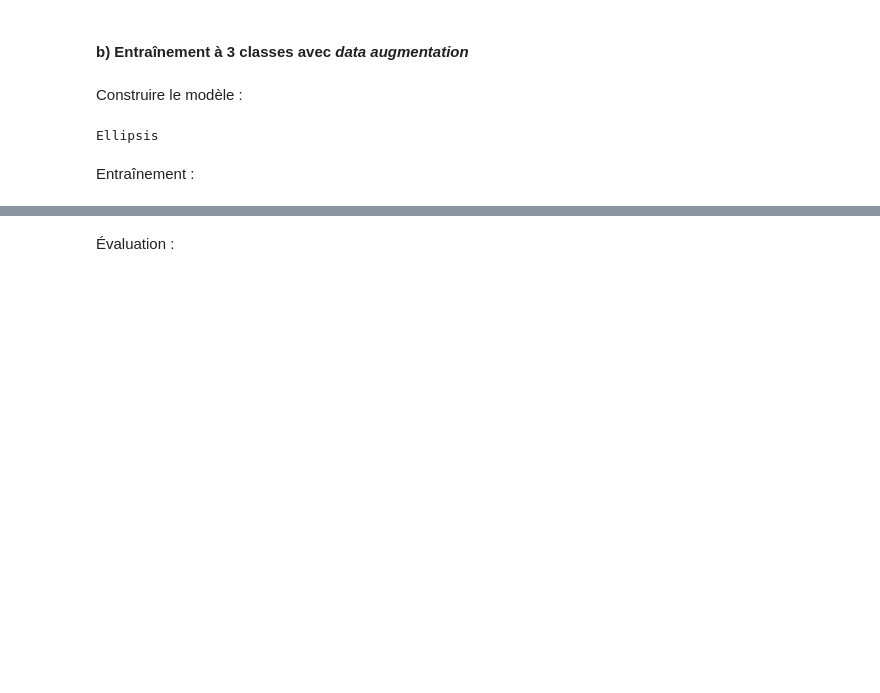
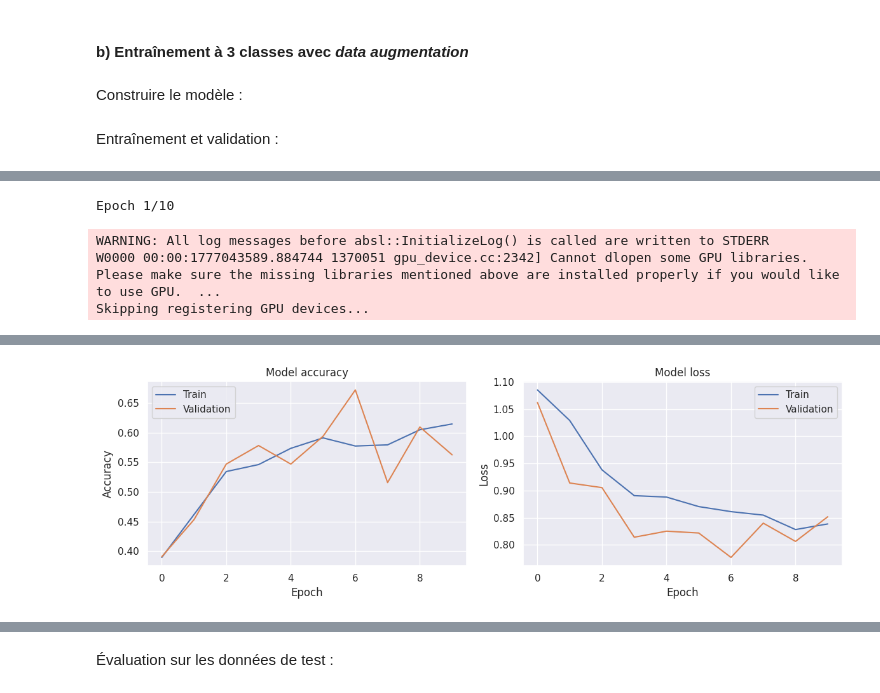
Before and after one commit to kirisakow/oc-dogs-cv-dl, a Jupyter notebook: ISAKOV_Kiril_2_notebook_model_from_scratch_032026.ipynb, the cells around one changed output, grey strips where cells are left out. Cells and saved outputs as stored; diff of their text form; code cells hidden in the pictures; blank space fills up the shorter version.

```diff
--- a/ISAKOV_Kiril_2_notebook_model_from_scratch_032026.ipynb
+++ b/ISAKOV_Kiril_2_notebook_model_from_scratch_032026.ipynb
@@ -338,8 +335,46 @@ logr.info(f"loss, accuracy = {model.evaluate(test_seq)}")
 # %% [markdown]
 Construire le modèle :
 # %%
-...
+IMG_SIZE   = 224
+BATCH_SIZE = 64
+EPOCHS     = 30
+LR         = 1e-3
+NUM_CLASSES = 120
+
+data_augm = keras.Sequential([
+    layers.RandomFlip('horizontal'),
+    layers.RandomCrop(IMG_SIZE, IMG_SIZE),
+    layers.RandomRotation(0.1),   # ← décommenter selon besoin
+    layers.RandomZoom(0.1),
+], name='data_augmentation')
+
+def build_model(*, n_classes: int, include_data_augm: bool = True):
+    inputs = keras.Input(shape=(IMG_SIZE, IMG_SIZE, 3))
+
+    x = data_augm(inputs) if include_data_augm else inputs
+    x = layers.Rescaling(1./255)(x)
+
+    # Bloc 1 ─ CHANGER : filtres, taille kernel, ajouter BatchNorm
+    x = layers.Conv2D(32, 5, padding='same', activation='relu')(x)
+    x = layers.MaxPooling2D(2)(x)
+
+    # Bloc 2 ─ CHANGER : ajouter d'autres blocs conv ici
+    x = layers.Conv2D(64, 5, padding='same', activation='relu')(x)
+    x = layers.MaxPooling2D(2)(x)
+
+    x = layers.Flatten()(x)
+    x = layers.Dense(512, activation='relu')(x)
+    # x = layers.Dropout(0.5)(x)   # ← décommenter pour régulariser
+
+    outputs = layers.Dense(n_classes, activation='softmax')(x)
+    return keras.Model(inputs, outputs)
+
+model = build_model(n_classes=3, include_data_augm=True)
+
+model.compile(
+    optimizer=keras.optimizers.Adam(1e-3),
+    loss='sparse_categorical_crossentropy',
+    metrics=['accuracy'],
+)
-# %% [output]
-Ellipsis
 # %% [markdown]
-Entraînement :
+Entraînement et validation :
@@ -346,3 +383,25 @@ Entraînement :
 # %%
-...
+model_fname = f'models/{experiment_name}_model.keras'
+history_fname = f'models/{experiment_name}_history.joblib'
+if os.path.exists(model_fname) and os.path.exists(history_fname):
+    logr.info(f"Désérialiser l'objet sauvegardé {model_fname!r}")
+    model = keras.saving.load_model(model_fname)
+    logr.info(f"Désérialiser l'objet sauvegardé {history_fname!r}")
+    history = joblib.load(history_fname)
+else:
+    logr.info(f"Entraînement du modèle {experiment_name!r}...")
+    callbacks = [keras.callbacks.TensorBoard(log_dir=f"log/{experiment_name}")]
+    history = model.fit(train_seq, validation_data=val_seq, epochs=10, callbacks=callbacks)
+    logr.info(f"Entraînement du modèle {experiment_name!r} terminé")
+    logr.info(f"Sauvegarder l'objet {model_fname!r}")
+    keras.saving.save_model(model, model_fname, overwrite=True)
+    logr.info(f"Sauvegarder l'objet {history_fname!r}")
+    joblib.dump(history, history_fname)
+# Plot training & validation accuracy values
+plot_accuracy_and_loss_values(history)
+# Print final metrics
+logr.info(f"Final training accuracy: {history.history['accuracy'][-1]:.4f}")
+logr.info(f"Final validation accuracy: {history.history['val_accuracy'][-1]:.4f}")
+logr.info(f"Final training loss: {history.history['loss'][-1]:.4f}")
+logr.info(f"Final validation loss: {history.history['val_loss'][-1]:.4f}")
 # %% [output]
@@ -349,0 +409,4 @@ Ellipsis
+Epoch 1/10
+WARNING: All log messages before absl::InitializeLog() is called are written to STDERR
+W0000 00:00:1777043589.884744 1370051 gpu_device.cc:2342] Cannot dlopen some GPU libraries. Please make sure the missing libraries mentioned above are installed properly if you would like to use GPU.  ...
+Skipping registering GPU devices...
@@ -349,0 +435 @@ Ellipsis
+[figure, added]
@@ -350,3 +440,3 @@ Ellipsis
 # %% [markdown]
-Évaluation :
+Évaluation sur les données de test :
 # %%
```
Also changed, not shown: parts of 11 cells of this notebook.
